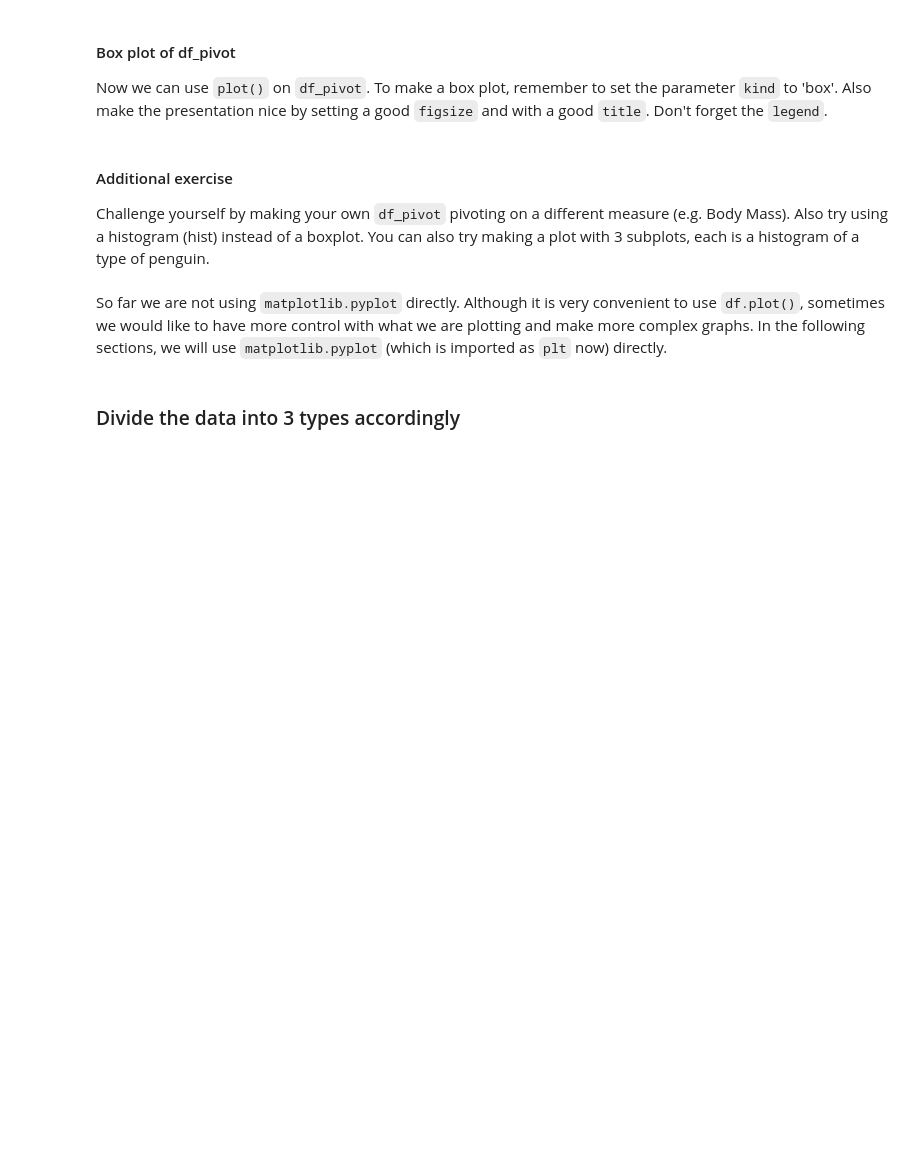
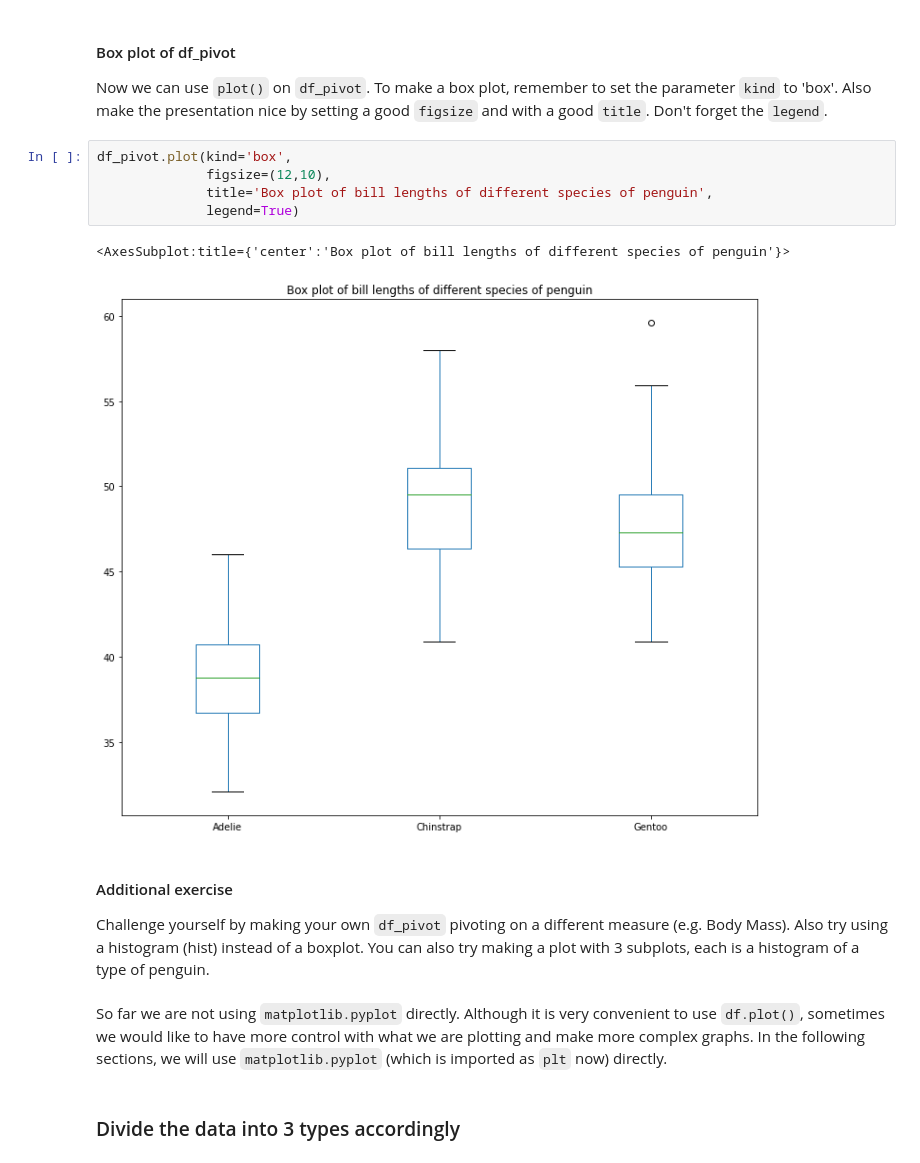
Before and after one commit to biljana-zobenica/beginners-data-workshop, a Jupyter notebook: notebooks/3.1 Visualization with Matplotlib.ipynb, the cells around one changed output. Drawn from its saved outputs; the diff is of its cells as text; blank space fills up the shorter version.

Commit message:
Pivot data and create box plot

```diff
--- a/notebooks/3.1 Visualization with Matplotlib.ipynb
+++ b/notebooks/3.1 Visualization with Matplotlib.ipynb
@@ -108,6 +120,14 @@ df_pivot.sample(10)
 #### Box plot of df_pivot
 
 Now we can use `plot()` on `df_pivot`. To make a box plot, remember to set the parameter `kind` to 'box'. Also make the presentation nice by setting a good `figsize` and with a good `title`. Don't forget the `legend`.
+# %%
+df_pivot.plot(kind='box',
+              figsize=(12,10),
+              title='Box plot of bill lengths of different species of penguin',
+              legend=True)
+# %% [output]
+<AxesSubplot:title={'center':'Box plot of bill lengths of different species of penguin'}>
+[figure, added]
 # %% [markdown]
 #### Additional exercise
 
```
Also changed, not shown: parts of 1 cell of this notebook.
